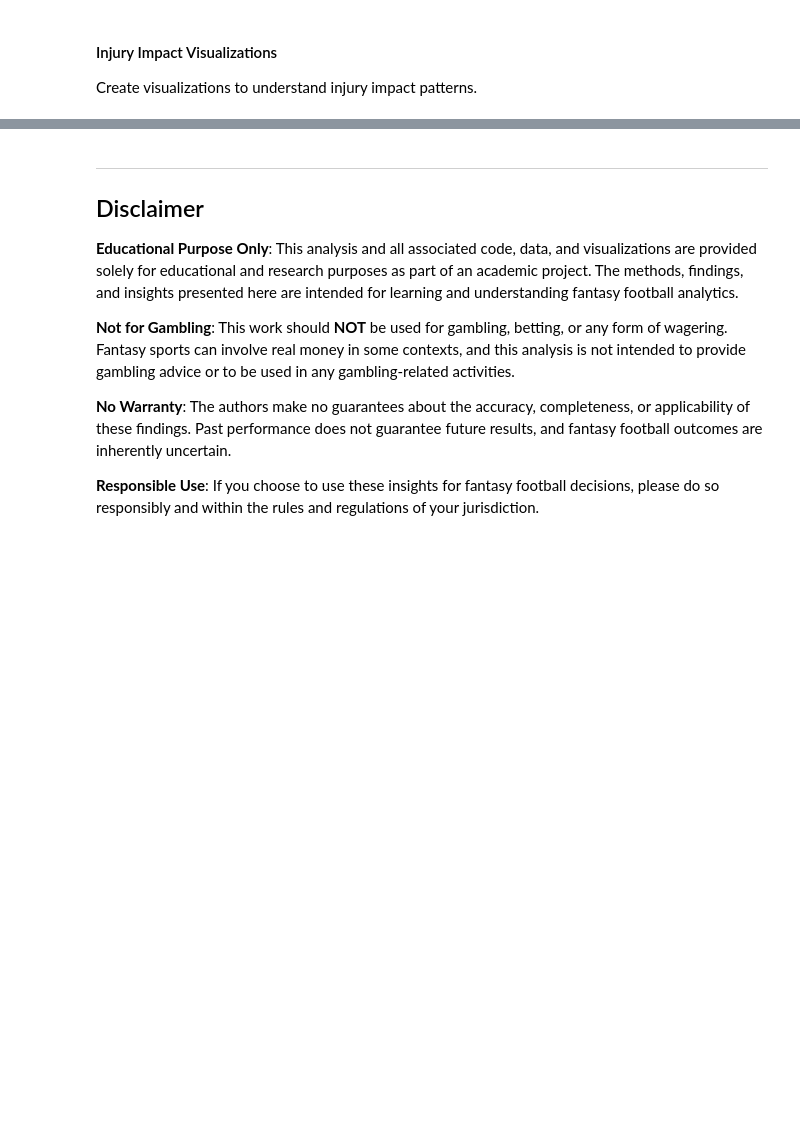
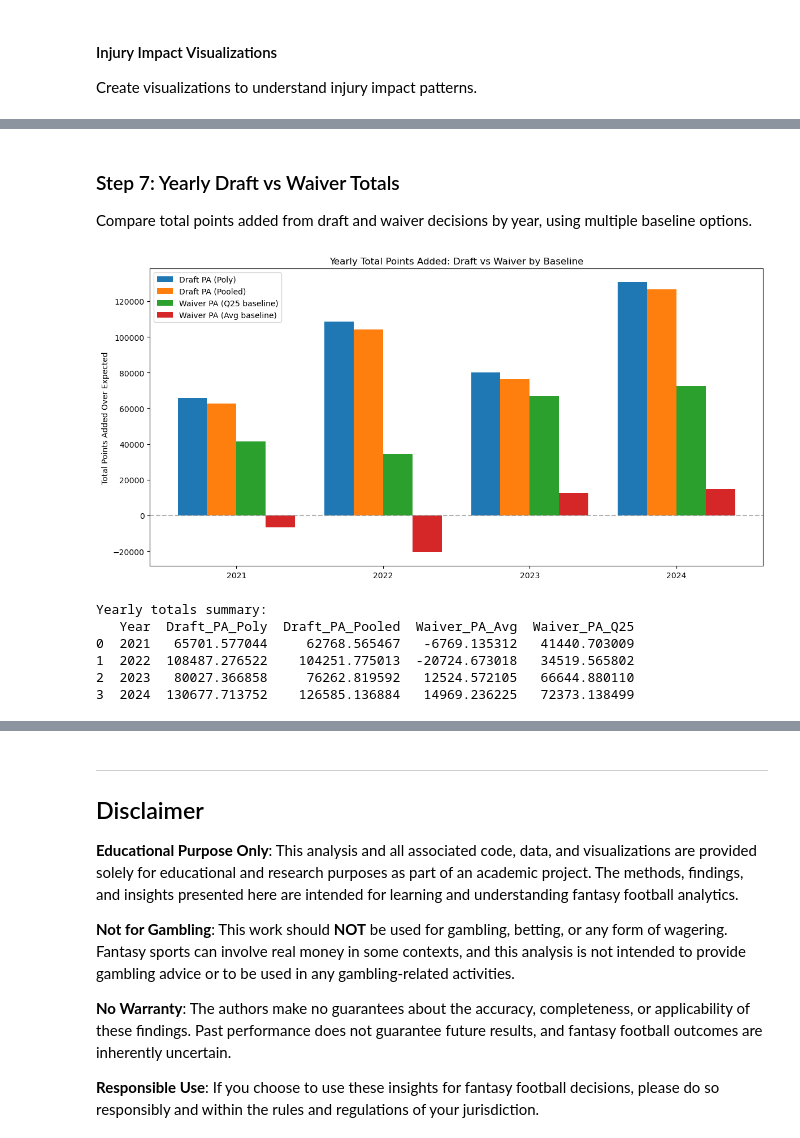
Before and after one commit to tmorgan251/fantasy_football, a Jupyter notebook: Fantasy_Football_Analysis.ipynb, the cells around one changed output, grey strips where cells are left out. Cells and saved outputs as stored; diff of their text form; code cells hidden in the pictures; blank space fills up the shorter version.

```diff
--- a/Fantasy_Football_Analysis.ipynb
+++ b/Fantasy_Football_Analysis.ipynb
@@ -718,0 +872,24 @@ Top 10 Injury Impact Combinations (by average point differential):
+# %% [markdown]
+### Step 7: Yearly Draft vs Waiver Totals
+
+Compare total points added from draft and waiver decisions by year, using multiple baseline options.
+# %%
+# Yearly totals comparison
+# Shows draft baselines (Poly, Pooled) vs waiver baselines (Q25, Average)
+yearly_totals = analyzer.plot_yearly_draft_waiver_totals(
+    draft_scored,
+    waiver_with_valid,
+    baseline_candidates,
+    manual_draft_only=True
+)
+
+print("\nYearly totals summary:")
+print(yearly_totals)
+# %% [output]
+[figure, added]
+Yearly totals summary:
+   Year  Draft_PA_Poly  Draft_PA_Pooled  Waiver_PA_Avg  Waiver_PA_Q25
+0  2021   65701.577044     62768.565467   -6769.135312   41440.703009
+1  2022  108487.276522    104251.775013  -20724.673018   34519.565802
+2  2023   80027.366858     76262.819592   12524.572105   66644.880110
+3  2024  130677.713752    126585.136884   14969.236225   72373.138499
```
Also changed, not shown: parts of 60 cells of this notebook, 3 other files.
